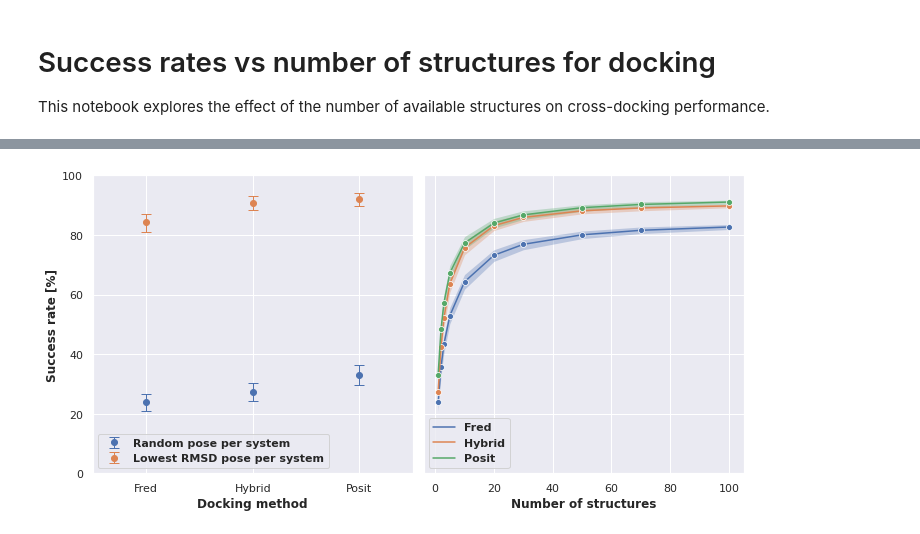
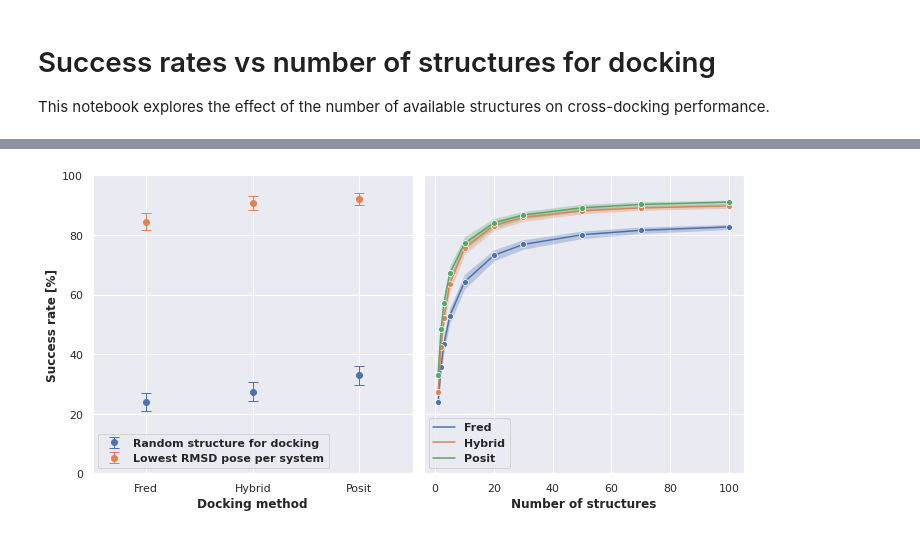
Before and after one commit to openkinome/kinase-docking-benchmark, a Jupyter notebook: notebooks/02_success_rate_vs_structure_numbers.ipynb, the cells around one changed output, grey strips where cells are left out. Cells and saved outputs as stored; diff of their text form; code cells hidden in the pictures.

```diff
--- a/notebooks/02_success_rate_vs_structure_numbers.ipynb
+++ b/notebooks/02_success_rate_vs_structure_numbers.ipynb
@@ -36,14 +36,14 @@ def plot_success_vs_structure_numbers(fred_results, hybrid_results, posit_result
         ["Fred", "Hybrid", "Posit", "Posit\n(transferred template)"],
         [fred_results, hybrid_results, posit_results, posit_template_results]
     )):
-        for j, focus in enumerate(["Random pose per system", "Lowest RMSD pose per system"]):
+        for j, focus in enumerate(["Random structure for docking", "Lowest RMSD pose per system"]):
             sampled_success_rates_i = []
             if focus == "Lowest RMSD pose per system":
                 selected_results = results.sort_values("rmsd")
                 selected_results = selected_results.groupby(["ligand_pdb_id"]).head(1)
                 success_labels = (selected_results["rmsd"] <= 2).to_list()
             for _ in range(n_bootstrap):
-                if focus == "Random pose per system":
+                if focus == "Random structure for docking":
                     sampled_results = results.groupby("ligand_pdb_id").sample(n=1, replace=True)
                     sampled_success_labels = (sampled_results["rmsd"] <= 2).to_list()
                 else:
@@ -66,7 +66,7 @@ def plot_success_vs_structure_numbers(fred_results, hybrid_results, posit_result
     )
 
     # first plot
-    sampled_success_rates_all = sampled_success_rates[sampled_success_rates["focus"] == "Random pose per system"]
+    sampled_success_rates_all = sampled_success_rates[sampled_success_rates["focus"] == "Random structure for docking"]
     axes.errorbar(
             x=sampled_success_rates_all["method"],
             y=sampled_success_rates_all["success_rate"],
@@ -78,7 +78,7 @@ def plot_success_vs_structure_numbers(fred_results, hybrid_results, posit_result
             elinewidth=1,
             capsize=5,
             capthick=1,
-            label="Random pose per system"
+            label="Random structure for docking"
         )
     sampled_success_rates_best = sampled_success_rates[sampled_success_rates["focus"] == "Lowest RMSD pose per system"]
     axes.errorbar(
@@ -182,7 +182,7 @@ def plot_success_vs_structure_numbers(sampled_success_rates, sampled_success_rat
     sampled_success_rates_2 = sampled_success_rates_2[sampled_success_rates_2["method"] != "Posit (transferred template)"]
 
     # first plot
-    sampled_success_rates_all = sampled_success_rates[sampled_success_rates["focus"] == "Random pose per system"]
+    sampled_success_rates_all = sampled_success_rates[sampled_success_rates["focus"] == "Random structure for docking"]
     axes[0].errorbar(
             x=sampled_success_rates_all["method"],
             y=sampled_success_rates_all["success_rate"],
@@ -194,7 +194,7 @@ def plot_success_vs_structure_numbers(sampled_success_rates, sampled_success_rat
             elinewidth=1,
             capsize=5,
             capthick=1,
-            label="Random pose per system"
+            label="Random structure for docking"
         )
     sampled_success_rates_best = sampled_success_rates[sampled_success_rates["focus"] == "Lowest RMSD pose per system"]
     axes[0].errorbar(
@@ -227,31 +227,31 @@ def plot_success_vs_structure_numbers(sampled_success_rates, sampled_success_rat
         sampled_success_rates_2[sampled_success_rates_2["method"] == "Fred"]["ci_lower"],
         sampled_success_rates_2[sampled_success_rates_2["method"] == "Fred"]["ci_upper"],
         alpha=0.3,
         color= axes[1].get_lines()[0].get_color(),
         linewidth=0
     )
     axes[1].fill_between(
         sampled_success_rates_2[sampled_success_rates_2["method"] == "Hybrid"]["n_structures"],
         sampled_success_rates_2[sampled_success_rates_2["method"] == "Hybrid"]["ci_lower"],
         sampled_success_rates_2[sampled_success_rates_2["method"] == "Hybrid"]["ci_upper"],
         alpha=0.3,
         color= axes[1].get_lines()[1].get_color(),
         linewidth=0
     )
     axes[1].fill_between(
         sampled_success_rates_2[sampled_success_rates_2["method"] == "Posit"]["n_structures"],
         sampled_success_rates_2[sampled_success_rates_2["method"] == "Posit"]["ci_lower"],
         sampled_success_rates_2[sampled_success_rates_2["method"] == "Posit"]["ci_upper"],
         alpha=0.3,
         color= axes[1].get_lines()[2].get_color(),
         linewidth=0
     )
 
     plt.tight_layout()
     plt.savefig(directory / "success_vs_structure_number.pdf", dpi=300)
 
     return
 
 plot_success_vs_structure_numbers(sampled_success_rates, sampled_success_rates_2)
 # %% [output]
-[figure, old version]
+[figure, new version]
```
Also changed, not shown: parts of 3 cells of this notebook, 2 other files.
